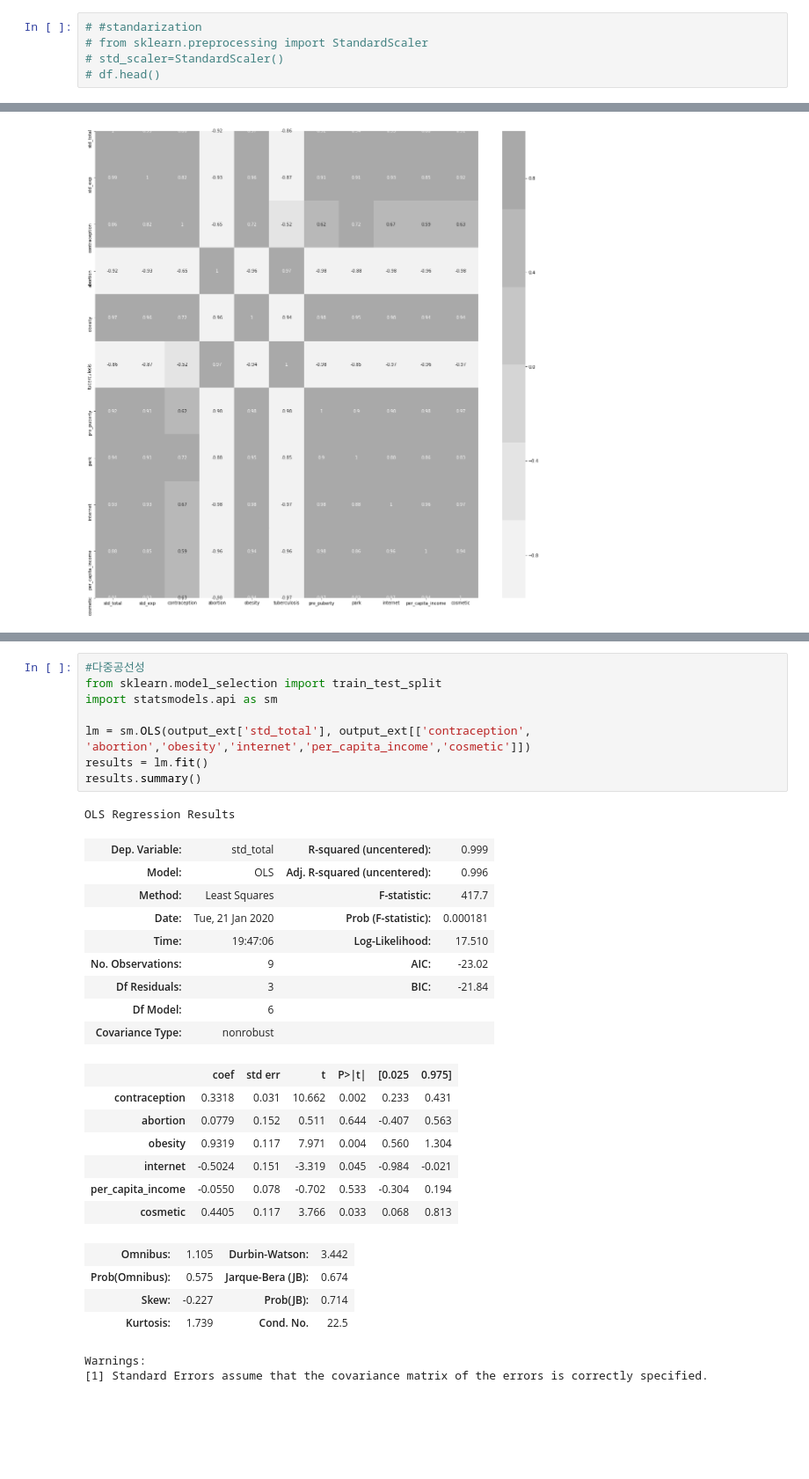
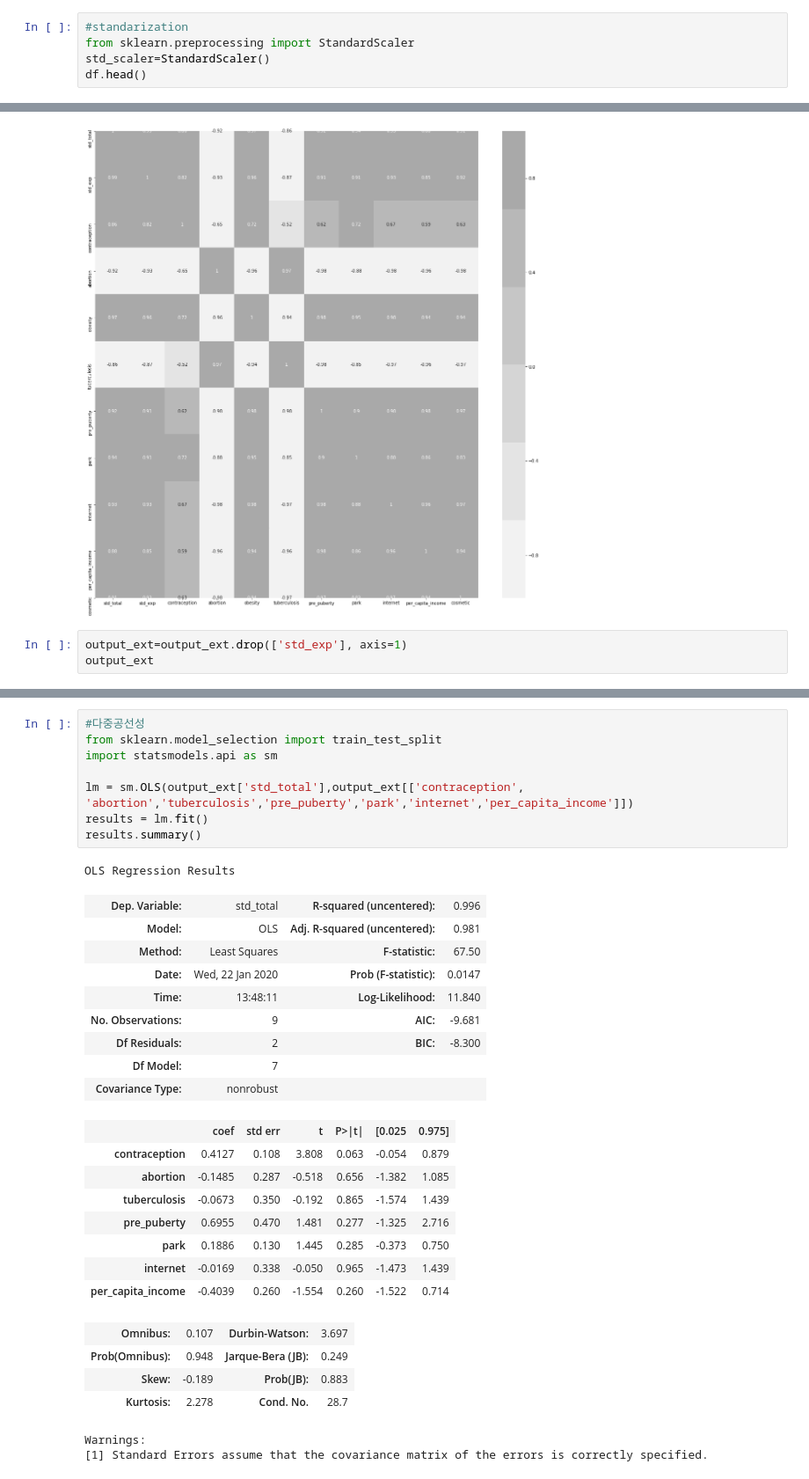
Before and after one commit to ParkJuEun95412/STD_Cause_Analysis, a Jupyter notebook: project(주은-전처리).ipynb, the cells around one changed output, grey strips where cells are left out. Shown at 88% size. Drawn from its saved outputs; the diff is of its cells as text; blank space fills up the shorter version.

```diff
--- a/project(주은-전처리).ipynb
+++ b/project(주은-전처리).ipynb
@@ -221,5 +192,5 @@ strong multicollinearity or other numerical problems.
 # %%
-# #standarization
-# from sklearn.preprocessing import StandardScaler
-# std_scaler=StandardScaler()
-# df.head()
+#standarization
+from sklearn.preprocessing import StandardScaler
+std_scaler=StandardScaler()
+df.head()
@@ -328,3 +306,6 @@ sns.heatmap(output_ext.corr(),annot=True,cmap=cmap)
 plt.show()
 # %% [output]
 [figure]
+# %%
+output_ext=output_ext.drop(['std_exp'], axis=1)
+output_ext
@@ -331,32 +323,33 @@ plt.show()
 # %%
 #다중공선성
 from sklearn.model_selection import train_test_split
 import statsmodels.api as sm
 
-lm = sm.OLS(output_ext['std_total'], output_ext[['contraception', 'abortion','obesity','internet','per_capita_income','cosmetic']])
+lm = sm.OLS(output_ext['std_total'],output_ext[['contraception', 'abortion','tuberculosis','pre_puberty','park','internet','per_capita_income']])
 results = lm.fit()
 results.summary()
 # %% [output]
 OLS Regression Results
-| Dep. Variable: | std_total | R-squared (uncentered): | 0.999 |
-| Model: | OLS | Adj. R-squared (uncentered): | 0.996 |
-| Method: | Least Squares | F-statistic: | 417.7 |
-| Date: | Tue, 21 Jan 2020 | Prob (F-statistic): | 0.000181 |
-| Time: | 19:47:06 | Log-Likelihood: | 17.510 |
-| No. Observations: | 9 | AIC: | -23.02 |
-| Df Residuals: | 3 | BIC: | -21.84 |
-| Df Model: | 6 |  |  |
+| Dep. Variable: | std_total | R-squared (uncentered): | 0.996 |
+| Model: | OLS | Adj. R-squared (uncentered): | 0.981 |
+| Method: | Least Squares | F-statistic: | 67.50 |
+| Date: | Wed, 22 Jan 2020 | Prob (F-statistic): | 0.0147 |
+| Time: | 13:48:11 | Log-Likelihood: | 11.840 |
+| No. Observations: | 9 | AIC: | -9.681 |
+| Df Residuals: | 2 | BIC: | -8.300 |
+| Df Model: | 7 |  |  |
 | Covariance Type: | nonrobust |  |  |
 |  | coef | std err | t | P>|t| | [0.025 | 0.975] |
-| contraception | 0.3318 | 0.031 | 10.662 | 0.002 | 0.233 | 0.431 |
-| abortion | 0.0779 | 0.152 | 0.511 | 0.644 | -0.407 | 0.563 |
-| obesity | 0.9319 | 0.117 | 7.971 | 0.004 | 0.560 | 1.304 |
-| internet | -0.5024 | 0.151 | -3.319 | 0.045 | -0.984 | -0.021 |
-| per_capita_income | -0.0550 | 0.078 | -0.702 | 0.533 | -0.304 | 0.194 |
-| cosmetic | 0.4405 | 0.117 | 3.766 | 0.033 | 0.068 | 0.813 |
+| contraception | 0.4127 | 0.108 | 3.808 | 0.063 | -0.054 | 0.879 |
+| abortion | -0.1485 | 0.287 | -0.518 | 0.656 | -1.382 | 1.085 |
+| tuberculosis | -0.0673 | 0.350 | -0.192 | 0.865 | -1.574 | 1.439 |
+| pre_puberty | 0.6955 | 0.470 | 1.481 | 0.277 | -1.325 | 2.716 |
+| park | 0.1886 | 0.130 | 1.445 | 0.285 | -0.373 | 0.750 |
+| internet | -0.0169 | 0.338 | -0.050 | 0.965 | -1.473 | 1.439 |
+| per_capita_income | -0.4039 | 0.260 | -1.554 | 0.260 | -1.522 | 0.714 |
-| Omnibus: | 1.105 | Durbin-Watson: | 3.442 |
-| Prob(Omnibus): | 0.575 | Jarque-Bera (JB): | 0.674 |
-| Skew: | -0.227 | Prob(JB): | 0.714 |
-| Kurtosis: | 1.739 | Cond. No. | 22.5 |
+| Omnibus: | 0.107 | Durbin-Watson: | 3.697 |
+| Prob(Omnibus): | 0.948 | Jarque-Bera (JB): | 0.249 |
+| Skew: | -0.189 | Prob(JB): | 0.883 |
+| Kurtosis: | 2.278 | Cond. No. | 28.7 |
 Warnings:
 [1] Standard Errors assume that the covariance matrix of the errors is correctly specified.
```
Also changed, not shown: parts of 9 cells of this notebook, 1 other file.
